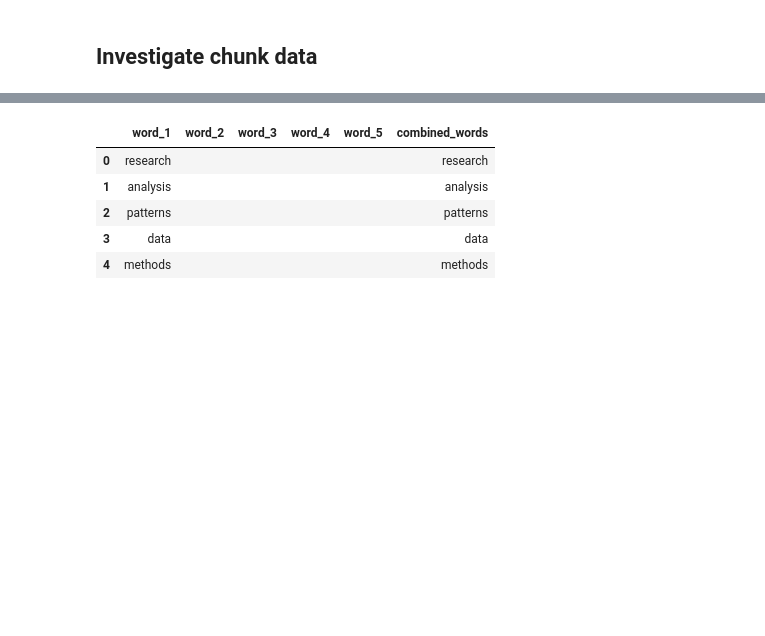
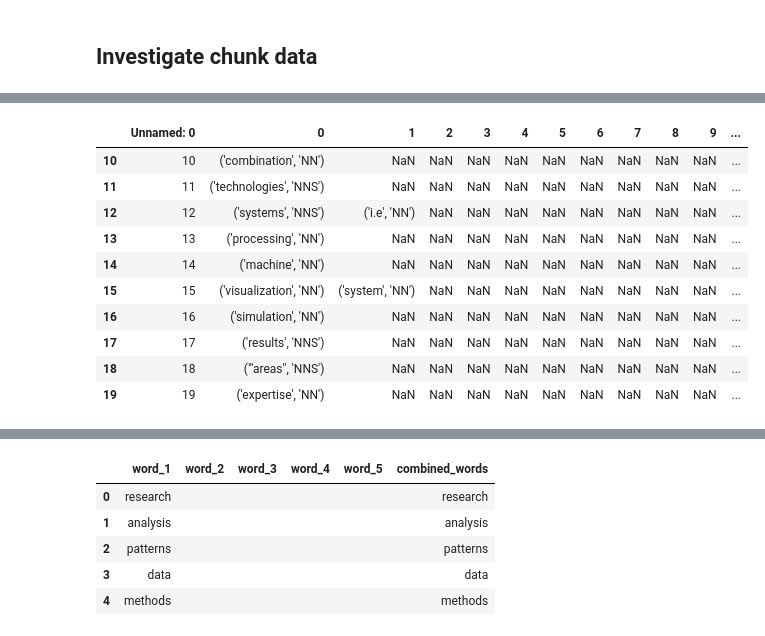
Before and after one commit to perpetualinsights/scraper_indeed, a Jupyter notebook: US_indeed_nlp.ipynb, the cells around one changed output, grey strips where cells are left out. Saved outputs shown, nothing was run; the diff lists cells and outputs as text; code cells hidden in the pictures; blank space fills up the shorter version.

```diff
--- a/US_indeed_nlp.ipynb
+++ b/US_indeed_nlp.ipynb
@@ -303 +355,15 @@ df_chunk.head()
+# %%
+df_chunk[10:20]
+# %% [output]
+|  | Unnamed: 0 | 0 | 1 | 2 | 3 | 4 | 5 | 6 | 7 | 8 | 9 | ... |
+| 10 | 10 | ('combination', 'NN') | NaN | NaN | NaN | NaN | NaN | NaN | NaN | NaN | NaN | ... |
+| 11 | 11 | ('technologies', 'NNS') | NaN | NaN | NaN | NaN | NaN | NaN | NaN | NaN | NaN | ... |
+| 12 | 12 | ('systems', 'NNS') | ('i.e', 'NN') | NaN | NaN | NaN | NaN | NaN | NaN | NaN | NaN | ... |
+| 13 | 13 | ('processing', 'NN') | NaN | NaN | NaN | NaN | NaN | NaN | NaN | NaN | NaN | ... |
+| 14 | 14 | ('machine', 'NN') | NaN | NaN | NaN | NaN | NaN | NaN | NaN | NaN | NaN | ... |
+| 15 | 15 | ('visualization', 'NN') | ('system', 'NN') | NaN | NaN | NaN | NaN | NaN | NaN | NaN | NaN | ... |
+| 16 | 16 | ('simulation', 'NN') | NaN | NaN | NaN | NaN | NaN | NaN | NaN | NaN | NaN | ... |
+| 17 | 17 | ('results', 'NNS') | NaN | NaN | NaN | NaN | NaN | NaN | NaN | NaN | NaN | ... |
+| 18 | 18 | ("'areas", 'NNS') | NaN | NaN | NaN | NaN | NaN | NaN | NaN | NaN | NaN | ... |
+| 19 | 19 | ('expertise', 'NN') | NaN | NaN | NaN | NaN | NaN | NaN | NaN | NaN | NaN | ... |
 # %%
```
Also changed, not shown: parts of 11 cells of this notebook, 21 other files.
